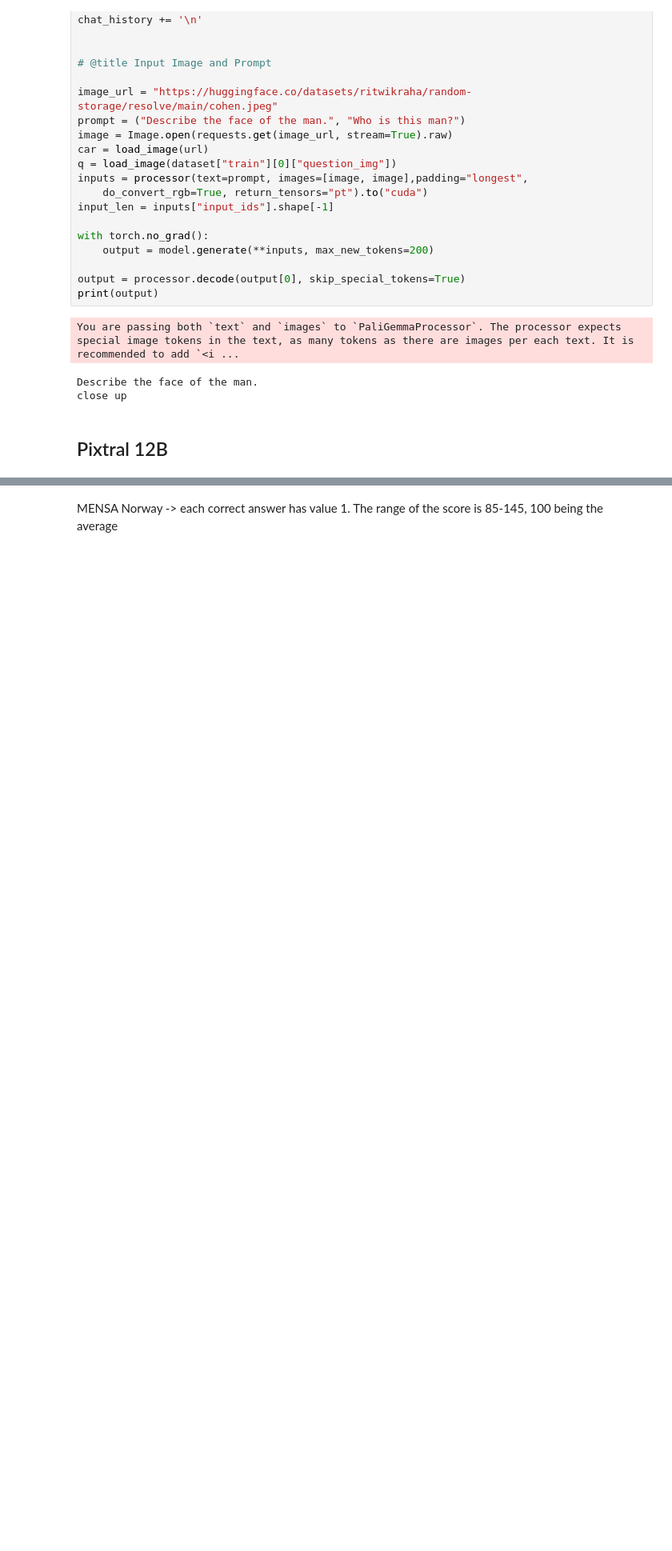
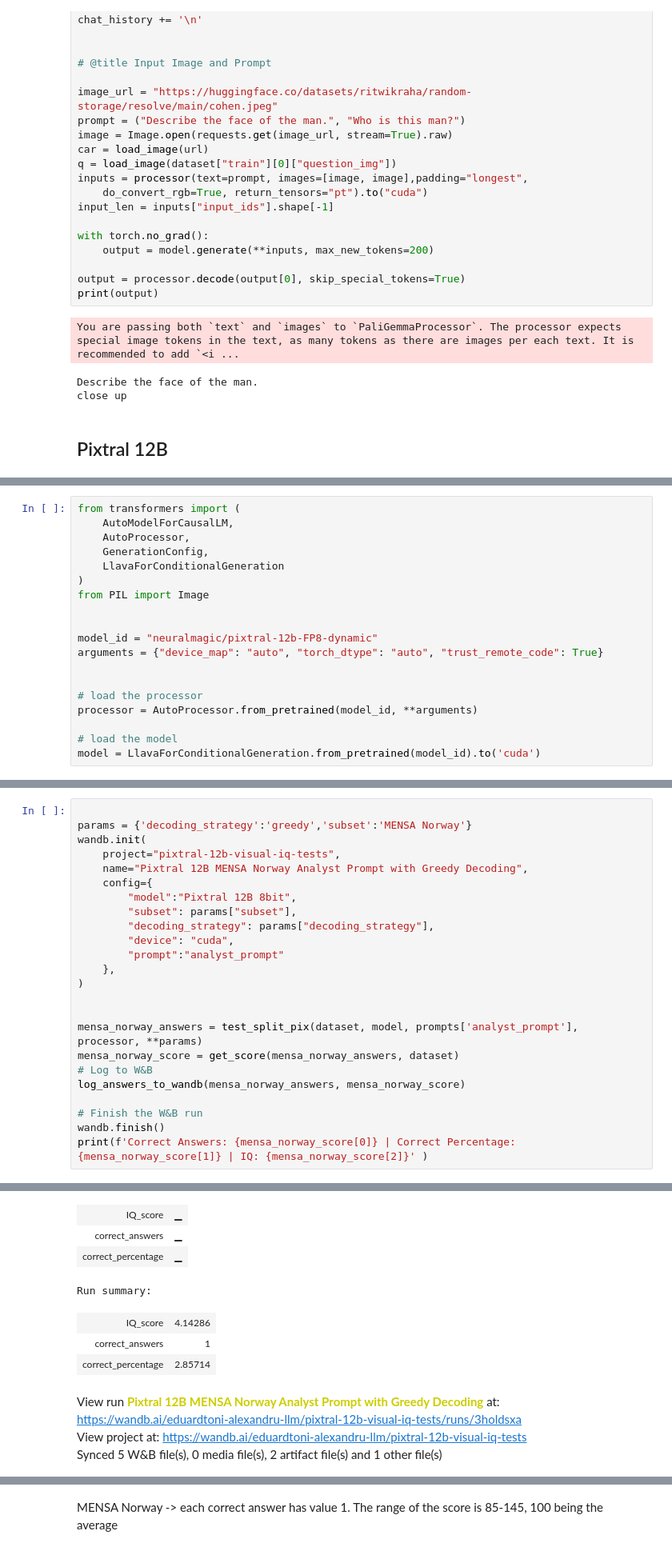
Before and after one commit to eduardalexandrut/llm-iq-test, a Jupyter notebook: LLM_visual_iq_test.ipynb, the cells around one changed output, grey strips where cells are left out. Shown at 80% size. Drawn from its saved outputs; the diff is of its cells as text; blank space fills up the shorter version.

Commit message:
Finished testing Pixtral 12b 8bit with in_context_prompt.

```diff
--- a/LLM_visual_iq_test.ipynb
+++ b/LLM_visual_iq_test.ipynb
@@ -6419,0 +6414,19 @@ close up
+# %%
+from transformers import (
+    AutoModelForCausalLM,
+    AutoProcessor,
+    GenerationConfig,
+    LlavaForConditionalGeneration
+)
+from PIL import Image
+
+
+model_id = "neuralmagic/pixtral-12b-FP8-dynamic"
+arguments = {"device_map": "auto", "torch_dtype": "auto", "trust_remote_code": True}
+
+
+# load the processor
+processor = AutoProcessor.from_pretrained(model_id, **arguments)
+
+# load the model
+model = LlavaForConditionalGeneration.from_pretrained(model_id).to('cuda')
@@ -6419,0 +6902,25 @@ close up
+# %%
+
+params = {'decoding_strategy':'greedy','subset':'MENSA Norway'}
+wandb.init(
+    project="pixtral-12b-visual-iq-tests",
+    name="Pixtral 12B MENSA Norway Analyst Prompt with Greedy Decoding",
+    config={
+        "model":"Pixtral 12B 8bit",
+        "subset": params["subset"],
+        "decoding_strategy": params["decoding_strategy"],
+        "device": "cuda",
+        "prompt":"analyst_prompt"
+    },
+)
+
+
+mensa_norway_answers = test_split_pix(dataset, model, prompts['analyst_prompt'], processor, **params)
+mensa_norway_score = get_score(mensa_norway_answers, dataset)
+# Log to W&B
+log_answers_to_wandb(mensa_norway_answers, mensa_norway_score)
+
+# Finish the W&B run
+wandb.finish()
+print(f'Correct Answers: {mensa_norway_score[0]} | Correct Percentage: {mensa_norway_score[1]} | IQ: {mensa_norway_score[2]}' )
+# %% [output]
@@ -6419,0 +6950,10 @@ close up
+| IQ_score | ▁ |
+| correct_answers | ▁ |
+| correct_percentage | ▁ |
+Run summary:
+| IQ_score | 4.14286 |
+| correct_answers | 1 |
+| correct_percentage | 2.85714 |
+View run Pixtral 12B MENSA Norway Analyst Prompt with Greedy Decoding at: https://wandb.ai/eduardtoni-alexandru-llm/pixtral-12b-visual-iq-tests/runs/3holdsxa
+View project at: https://wandb.ai/eduardtoni-alexandru-llm/pixtral-12b-visual-iq-tests
+Synced 5 W&B file(s), 0 media file(s), 2 artifact file(s) and 1 other file(s)
```
Also changed, not shown: parts of 86 cells of this notebook.
